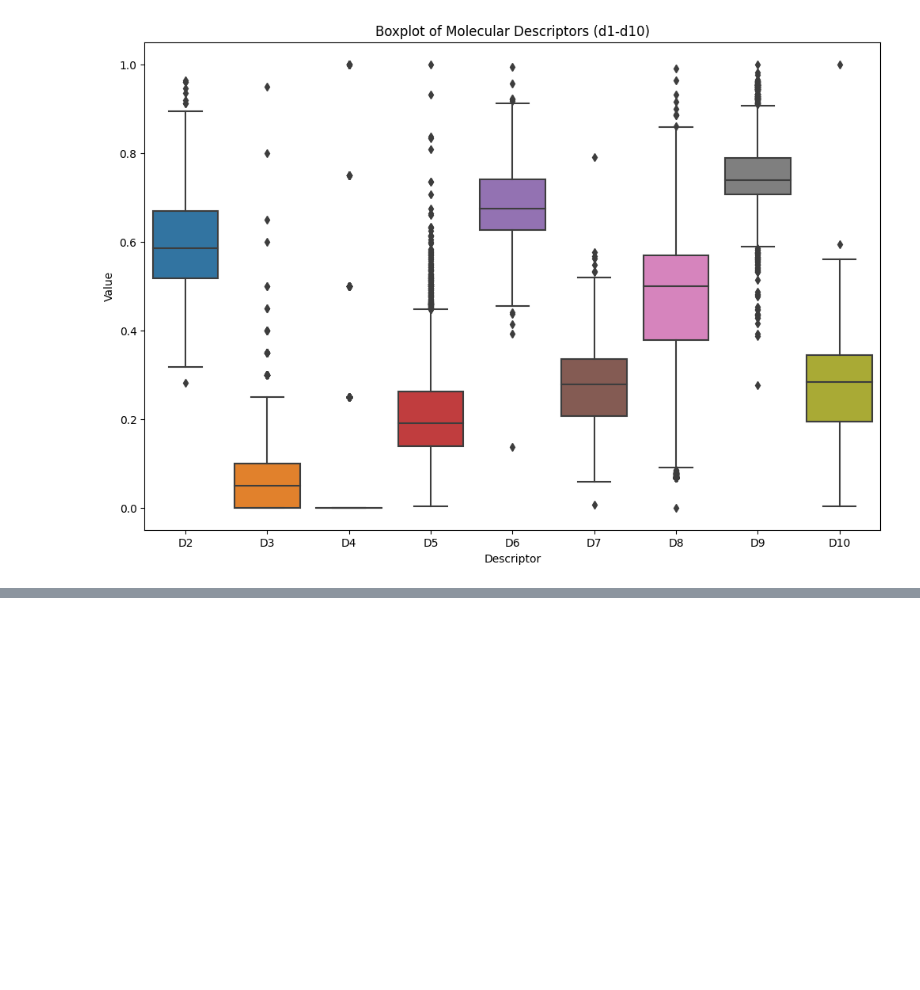
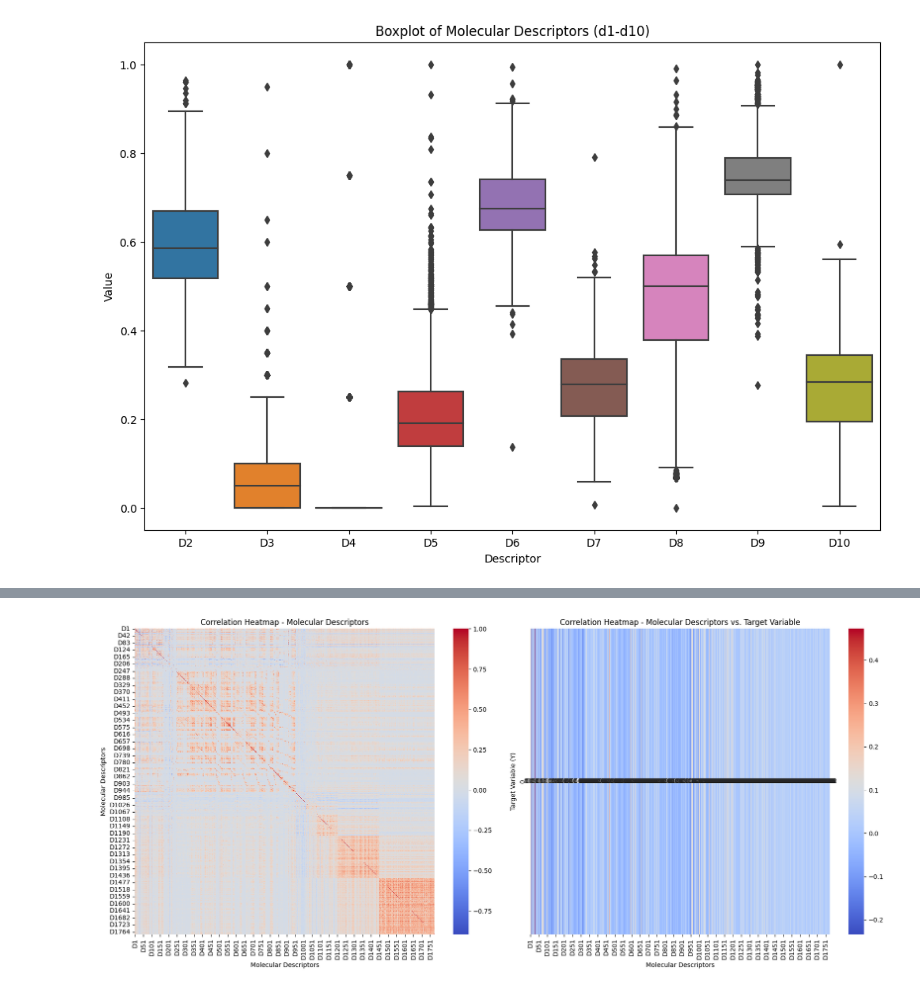
Before and after one commit to xnagya/NSIETE, a Jupyter notebook: NSIETE_assignment_1.ipynb, the cells around one changed output, grey strips where cells are left out. Cells and saved outputs as stored; diff of their text form; code cells hidden in the pictures; blank space fills up the shorter version.

```diff
--- a/NSIETE_assignment_1.ipynb
+++ b/NSIETE_assignment_1.ipynb
@@ -37,3 +37,3 @@ Each row in this data set represents a molecule. The first column contains exper
 # %%
-x = data.iloc[:, 0:1776]  # Input features (molecular descriptors)
-y = data.iloc[:, -1]   # Target variable (biological response)
+X = data.iloc[:, 0:1776]  # Input features (molecular descriptors)
+Y = data.iloc[:, -1]   # Target variable (biological response)
@@ -73,0 +70,22 @@ Name: target, Length: 3751, dtype: int64
+# %%
+correlation_X = X.corr()  # Correlation among molecular descriptors
+correlation_Y = X.apply(lambda x: x.corr(Y))  # Correlation between each molecular descriptor and the target variable
+
+fig, axes = plt.subplots(nrows=1, ncols=2, figsize=(18, 8))
+
+# Heatmap for correlation among molecular descriptors
+sns.heatmap(correlation_X, cmap='coolwarm', annot=False, ax=axes[0])
+axes[0].set_title('Correlation Heatmap - Molecular Descriptors')
+axes[0].set_xlabel('Molecular Descriptors')
+axes[0].set_ylabel('Molecular Descriptors')
+
+# Heatmap for correlation between molecular descriptors and target variable
+sns.heatmap(correlation_Y.to_frame().transpose(), cmap='coolwarm', annot=True, fmt=".2f", ax=axes[1])
+axes[1].set_title('Correlation Heatmap - Molecular Descriptors vs. Target Variable')
+axes[1].set_xlabel('Molecular Descriptors')
+axes[1].set_ylabel('Target Variable (Y)')
+
+plt.tight_layout()
+plt.show()
+# %% [output]
+[figure, added]
```
Also changed, not shown: parts of 5 cells of this notebook.
